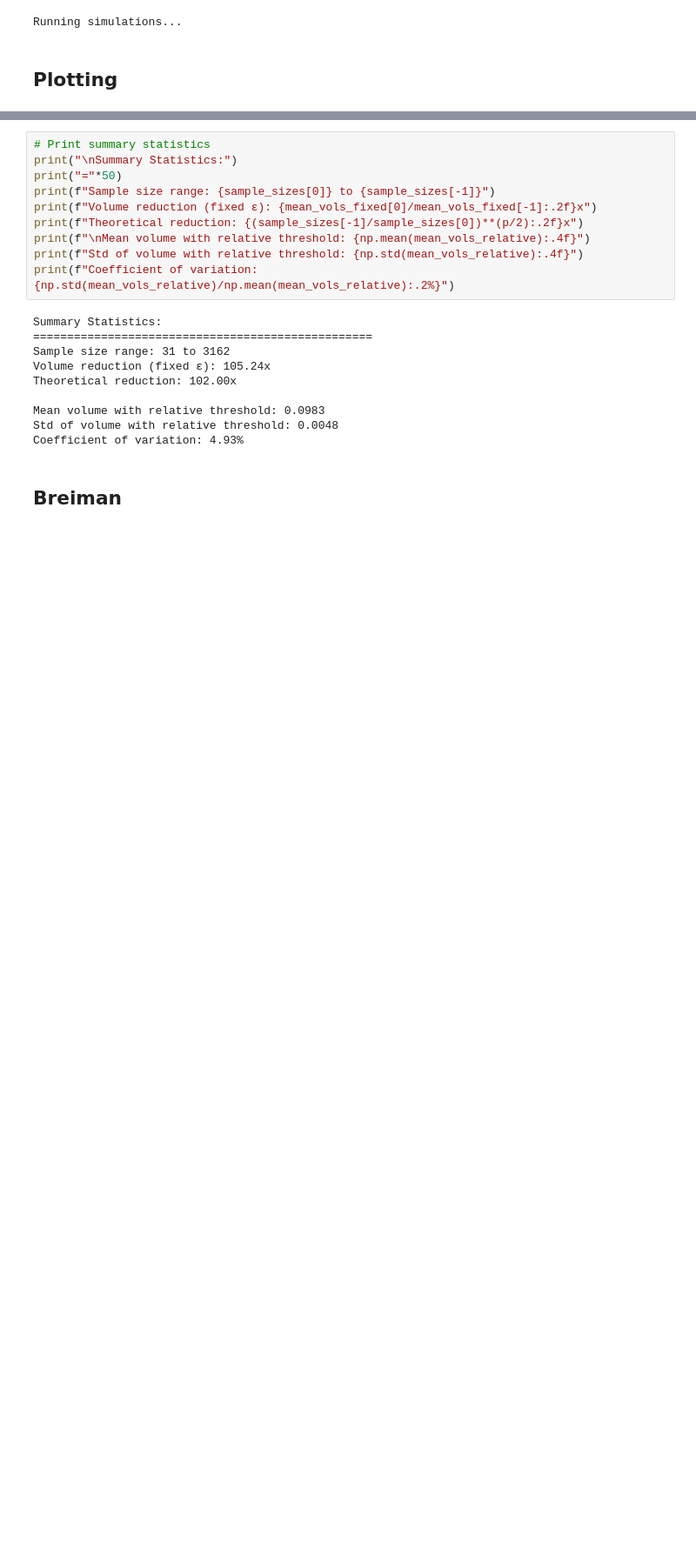
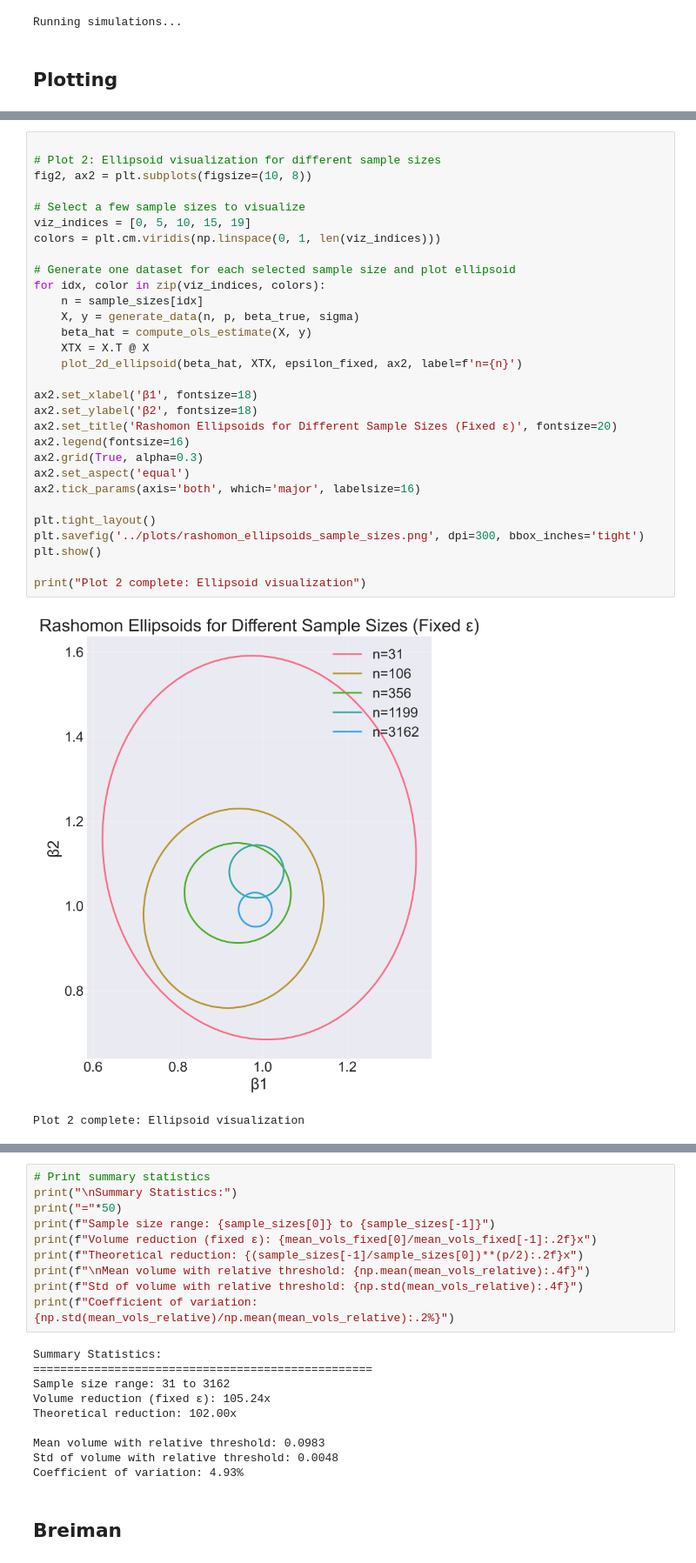
Before and after one commit to avisokay/many_analysts, a Jupyter notebook: src/sim_ellipse.ipynb, the cells around one changed output, grey strips where cells are left out. Shown at 87% size. Drawn from its saved outputs; the diff is of its cells as text; blank space fills up the shorter version.

Commit message:
updated ellipsoid plots

```diff
--- a/src/sim_ellipse.ipynb
+++ b/src/sim_ellipse.ipynb
@@ -232,0 +233,33 @@ Analyzing effect of noise level...
+# %%
+
+# Plot 2: Ellipsoid visualization for different sample sizes
+fig2, ax2 = plt.subplots(figsize=(10, 8))
+
+# Select a few sample sizes to visualize
+viz_indices = [0, 5, 10, 15, 19]
+colors = plt.cm.viridis(np.linspace(0, 1, len(viz_indices)))
+
+# Generate one dataset for each selected sample size and plot ellipsoid
+for idx, color in zip(viz_indices, colors):
+    n = sample_sizes[idx]
+    X, y = generate_data(n, p, beta_true, sigma)
+    beta_hat = compute_ols_estimate(X, y)
+    XTX = X.T @ X
+    plot_2d_ellipsoid(beta_hat, XTX, epsilon_fixed, ax2, label=f'n={n}')
+
+ax2.set_xlabel('β1', fontsize=18)
+ax2.set_ylabel('β2', fontsize=18)
+ax2.set_title('Rashomon Ellipsoids for Different Sample Sizes (Fixed ε)', fontsize=20)
+ax2.legend(fontsize=16)
+ax2.grid(True, alpha=0.3)
+ax2.set_aspect('equal')
+ax2.tick_params(axis='both', which='major', labelsize=16)
+
+plt.tight_layout()
+plt.savefig('../plots/rashomon_ellipsoids_sample_sizes.png', dpi=300, bbox_inches='tight')
+plt.show()
+
+print("Plot 2 complete: Ellipsoid visualization")
+# %% [output]
+[figure, added]
+Plot 2 complete: Ellipsoid visualization
```
Also changed, not shown: parts of 5 cells of this notebook, 3 other files.
